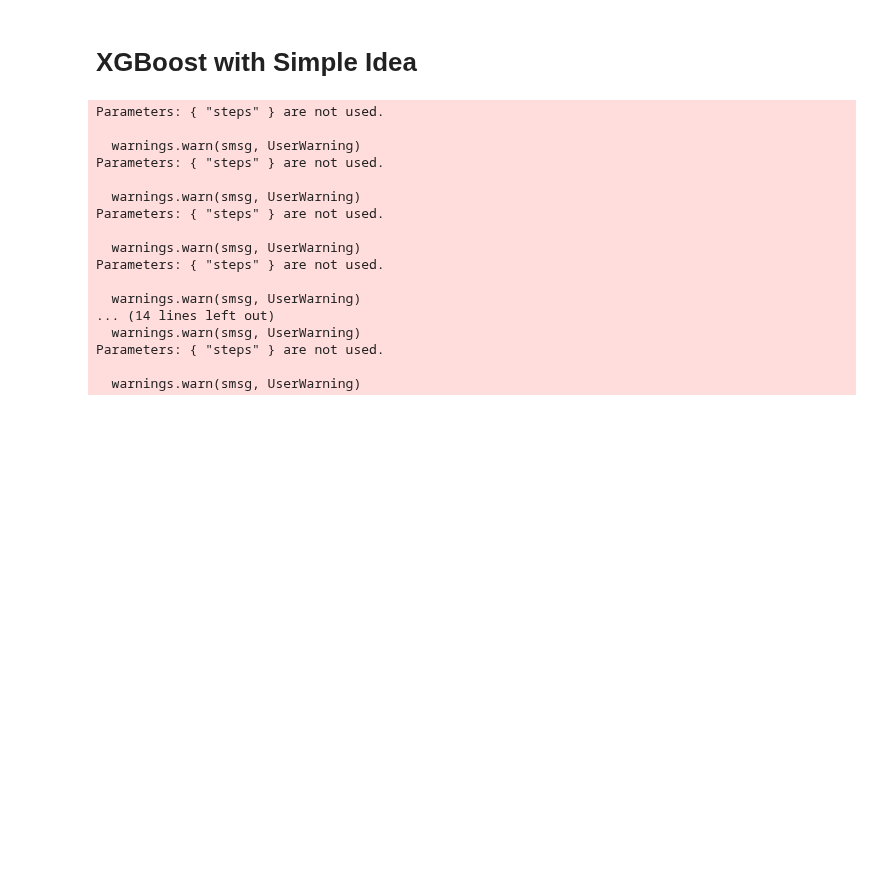
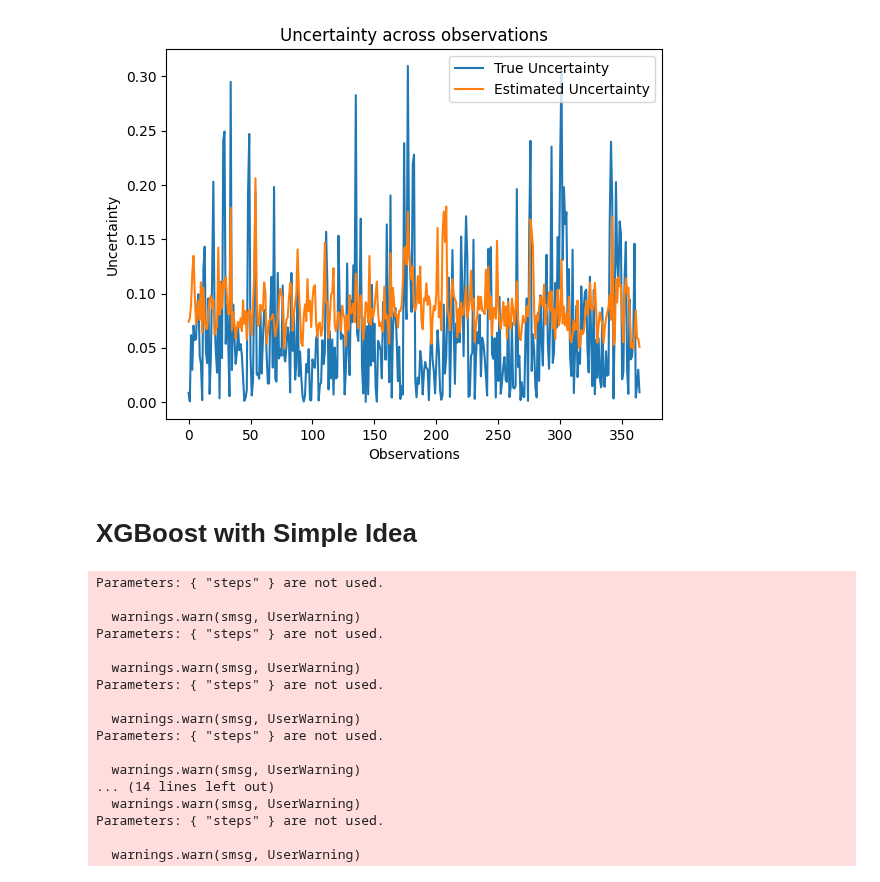
Before and after one commit to clarachristiansen/Bachelor_project, a Jupyter notebook: Uncertainty_quantification.ipynb, the cells around one changed output. Saved outputs shown, nothing was run; the diff lists cells and outputs as text; code cells hidden in the pictures; blank space fills up the shorter version.

```diff
--- a/Uncertainty_quantification.ipynb
+++ b/Uncertainty_quantification.ipynb
@@ -35,0 +180,10 @@ X = data[(data['visualiseringskode'] == route) & (data['station'] == station)].i
+# %%
+plt.plot(true_uncertainty, label='True Uncertainty') # Prøv true uncertainty - sammenlign med estimated uncertainty.
+plt.plot(estimated_uncertainty, label='Estimated Uncertainty') # Prøv true uncertainty - sammenlign med estimated uncertainty.
+plt.xlabel('Observations')
+plt.ylabel('Uncertainty')
+plt.title('Uncertainty across observations')
+plt.legend()
+plt.show()
+# %% [output]
+[figure, added]
```
Also changed, not shown: parts of 13 cells of this notebook.
